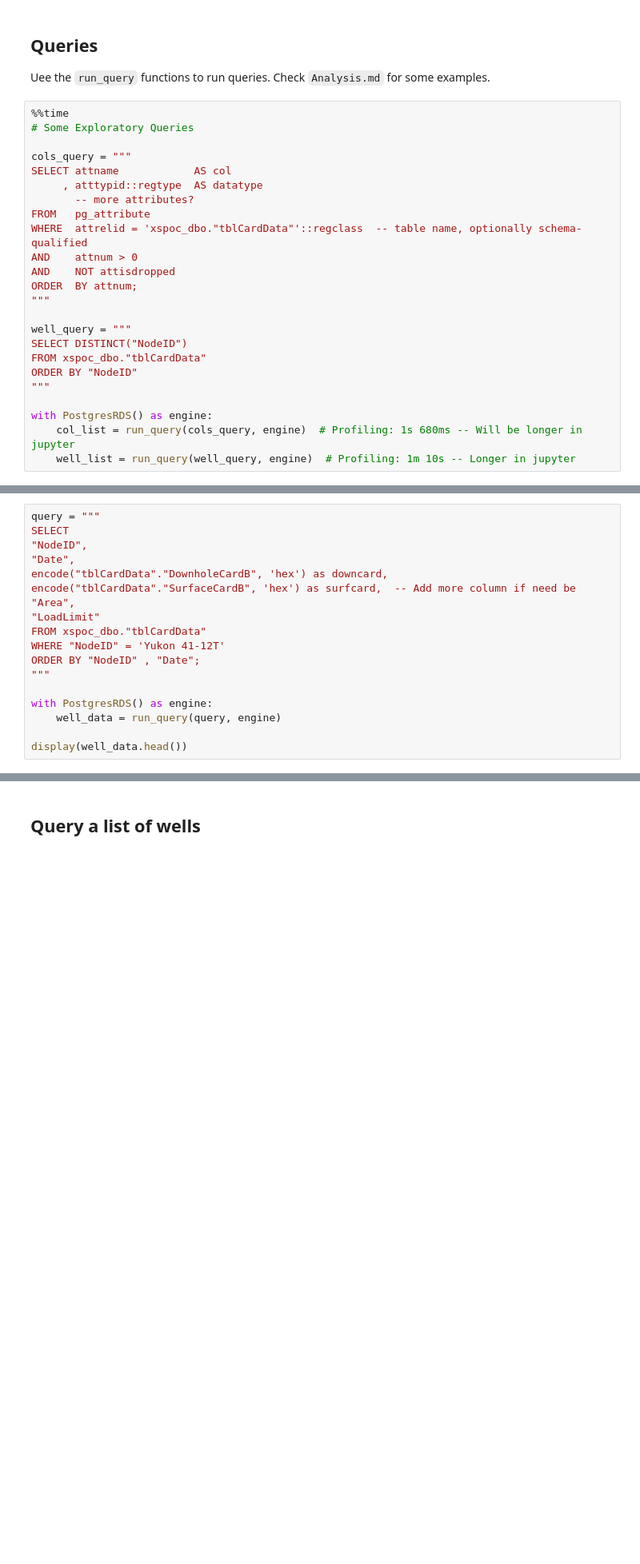
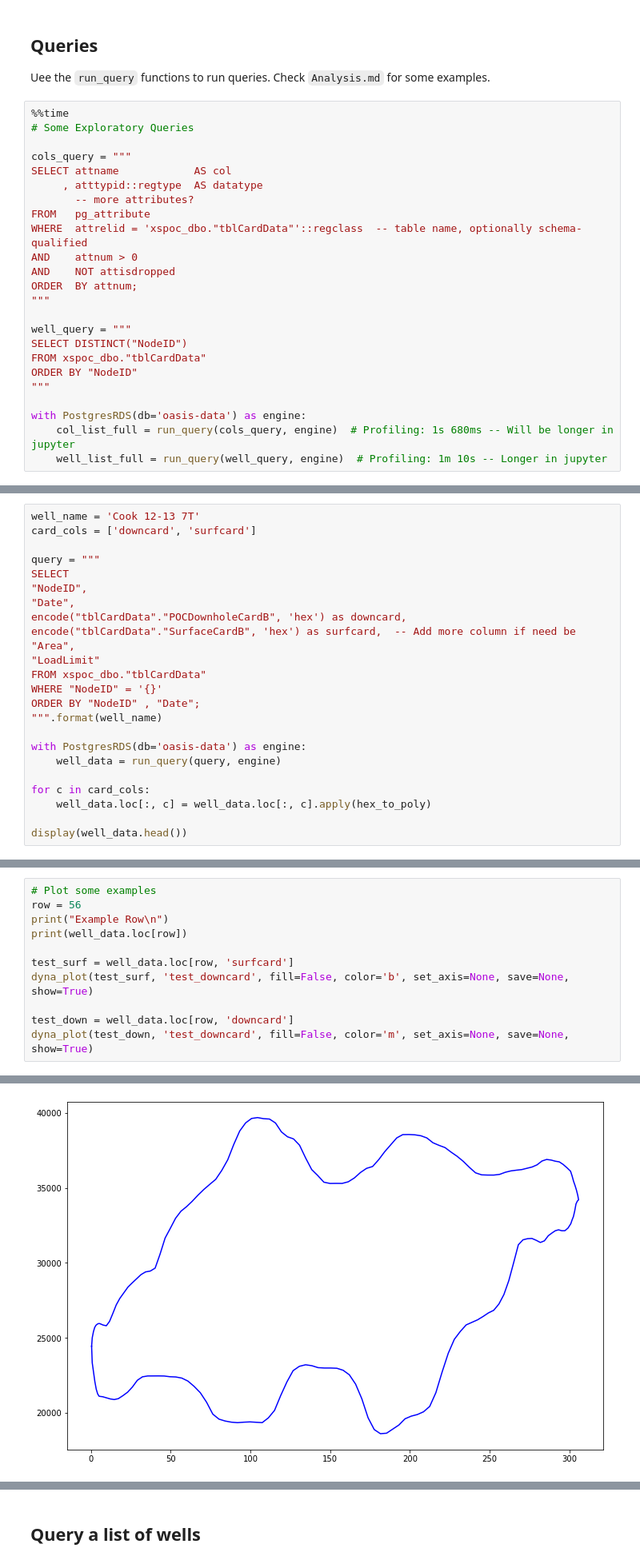
Before and after one commit to Ashitha97/ESP, a Jupyter notebook: dataAnalysis/Initial Analysis Card Data.ipynb, the cells around one changed output, grey strips where cells are left out. Shown at 80% size. Drawn from its saved outputs; the diff is of its cells as text; blank space fills up the shorter version.

```diff
--- a/dataAnalysis/Initial Analysis Card Data.ipynb
+++ b/dataAnalysis/Initial Analysis Card Data.ipynb
@@ -111,9 +91,9 @@ FROM xspoc_dbo."tblCardData"
 ORDER BY "NodeID"
 """
 
-with PostgresRDS() as engine:
-    col_list = run_query(cols_query, engine)  # Profiling: 1s 680ms -- Will be longer in jupyter
-    well_list = run_query(well_query, engine)  # Profiling: 1m 10s -- Longer in jupyter
+with PostgresRDS(db='oasis-data') as engine:
+    col_list_full = run_query(cols_query, engine)  # Profiling: 1s 680ms -- Will be longer in jupyter
+    well_list_full = run_query(well_query, engine)  # Profiling: 1m 10s -- Longer in jupyter
 # %% [output]
 Connected to oasis-data DataBase
 Connection Closed
@@ -162,20 +163,26 @@ List of Columns
 # %%
+well_name = 'Cook 12-13 7T'
+card_cols = ['downcard', 'surfcard']
+
 query = """
 SELECT
 "NodeID",
 "Date",
-encode("tblCardData"."DownholeCardB", 'hex') as downcard,
+encode("tblCardData"."POCDownholeCardB", 'hex') as downcard,
 encode("tblCardData"."SurfaceCardB", 'hex') as surfcard,  -- Add more column if need be
 "Area",
 "LoadLimit"
 FROM xspoc_dbo."tblCardData"
-WHERE "NodeID" = 'Yukon 41-12T'
+WHERE "NodeID" = '{}'
 ORDER BY "NodeID" , "Date";
-"""
+""".format(well_name)
 
-with PostgresRDS() as engine:
+with PostgresRDS(db='oasis-data') as engine:
     well_data = run_query(query, engine)
 
+for c in card_cols:
+    well_data.loc[:, c] = well_data.loc[:, c].apply(hex_to_poly)
+
 display(well_data.head())
 # %% [output]
 Connected to oasis-data DataBase
@@ -190,0 +196,12 @@ dyna_plot(test_card, name='Test' , fill=False, color='k', set_axis=None, save=No
+# %%
+# Plot some examples
+row = 56
+print("Example Row\n")
+print(well_data.loc[row])
+
+test_surf = well_data.loc[row, 'surfcard']
+dyna_plot(test_surf, 'test_downcard', fill=False, color='b', set_axis=None, save=None, show=True)
+
+test_down = well_data.loc[row, 'downcard']
+dyna_plot(test_down, 'test_downcard', fill=False, color='m', set_axis=None, save=None, show=True)
+# %% [output]
@@ -190,0 +217 @@ dyna_plot(test_card, name='Test' , fill=False, color='k', set_axis=None, save=No
+[figure, added]
```
Also changed, not shown: parts of 13 cells of this notebook, 5 other files.
